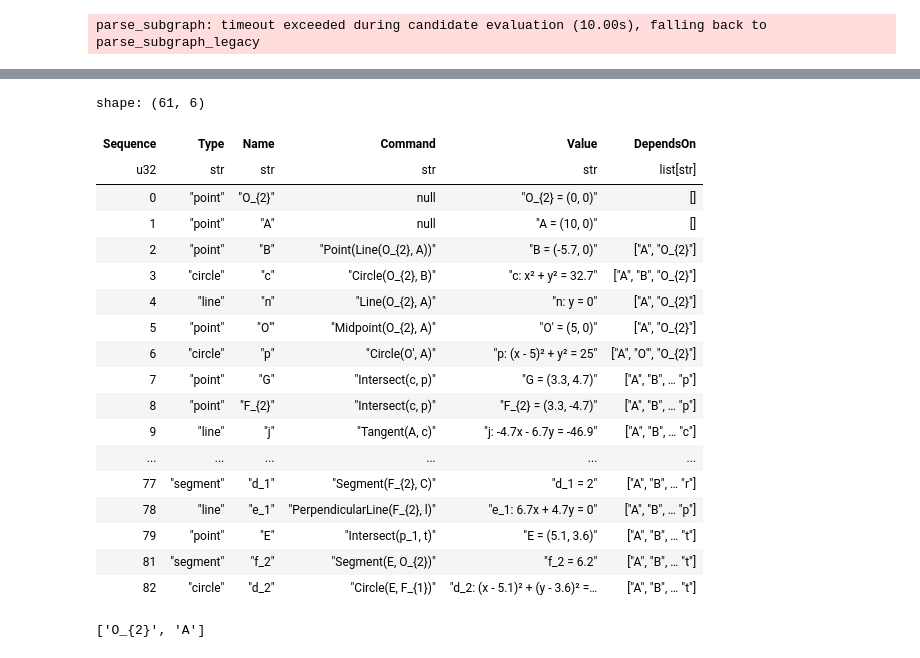
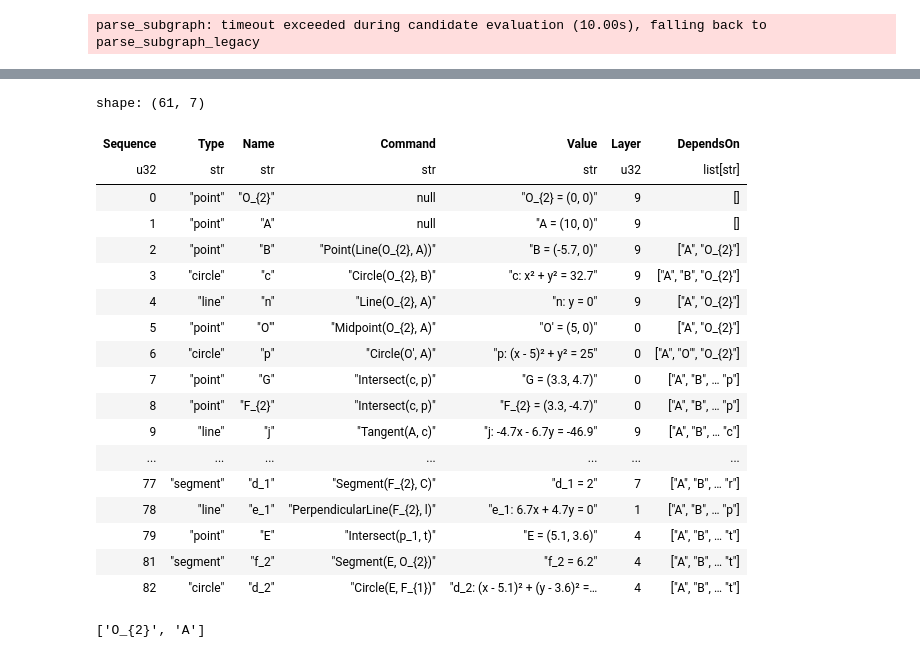
Before and after one commit to moyhig-ecs/ggblab, a Jupyter notebook: examples/example.ipynb, the cells around one changed output, grey strips where cells are left out. Drawn from its saved outputs; the diff is of its cells as text; code cells hidden in the pictures.

```diff
--- a/examples/example.ipynb
+++ b/examples/example.ipynb
@@ -346,27 +346,27 @@ nx.write_network_text(g2)
 ╙── O_{2}
     └─╼  ...
 # %%
-p.df.filter(~pl.col("Auxiliary"))["Sequence", "Type", "Name", "Command", "Value", "DependsOn"]
+p.df.filter(~pl.col("Auxiliary"))["Sequence", "Type", "Name", "Command", "Value", "Layer", "DependsOn"]
 # %% [output]
-shape: (61, 6)
+shape: (61, 7)
-| Sequence | Type | Name | Command | Value | DependsOn |
-| u32 | str | str | str | str | list[str] |
-| 0 | "point" | "O_{2}" | null | "O_{2} = (0, 0)" | [] |
-| 1 | "point" | "A" | null | "A = (10, 0)" | [] |
-| 2 | "point" | "B" | "Point(Line(O_{2}, A))" | "B = (-5.7, 0)" | ["A", "O_{2}"] |
-| 3 | "circle" | "c" | "Circle(O_{2}, B)" | "c: x² + y² = 32.7" | ["A", "B", "O_{2}"] |
-| 4 | "line" | "n" | "Line(O_{2}, A)" | "n: y = 0" | ["A", "O_{2}"] |
-| 5 | "point" | "O'" | "Midpoint(O_{2}, A)" | "O' = (5, 0)" | ["A", "O_{2}"] |
-| 6 | "circle" | "p" | "Circle(O', A)" | "p: (x - 5)² + y² = 25" | ["A", "O'", "O_{2}"] |
-| 7 | "point" | "G" | "Intersect(c, p)" | "G = (3.3, 4.7)" | ["A", "B", … "p"] |
-| 8 | "point" | "F_{2}" | "Intersect(c, p)" | "F_{2} = (3.3, -4.7)" | ["A", "B", … "p"] |
-| 9 | "line" | "j" | "Tangent(A, c)" | "j: -4.7x - 6.7y = -46.9" | ["A", "B", … "c"] |
-| ... | ... | ... | ... | ... | ... |
-| 77 | "segment" | "d_1" | "Segment(F_{2}, C)" | "d_1 = 2" | ["A", "B", … "r"] |
-| 78 | "line" | "e_1" | "PerpendicularLine(F_{2}, l)" | "e_1: 6.7x + 4.7y = 0" | ["A", "B", … "p"] |
-| 79 | "point" | "E" | "Intersect(p_1, t)" | "E = (5.1, 3.6)" | ["A", "B", … "t"] |
-| 81 | "segment" | "f_2" | "Segment(E, O_{2})" | "f_2 = 6.2" | ["A", "B", … "t"] |
-| 82 | "circle" | "d_2" | "Circle(E, F_{1})" | "d_2: (x - 5.1)² + (y - 3.6)² =… | ["A", "B", … "t"] |
+| Sequence | Type | Name | Command | Value | Layer | DependsOn |
+| u32 | str | str | str | str | u32 | list[str] |
+| 0 | "point" | "O_{2}" | null | "O_{2} = (0, 0)" | 9 | [] |
+| 1 | "point" | "A" | null | "A = (10, 0)" | 9 | [] |
+| 2 | "point" | "B" | "Point(Line(O_{2}, A))" | "B = (-5.7, 0)" | 9 | ["A", "O_{2}"] |
+| 3 | "circle" | "c" | "Circle(O_{2}, B)" | "c: x² + y² = 32.7" | 9 | ["A", "B", "O_{2}"] |
+| 4 | "line" | "n" | "Line(O_{2}, A)" | "n: y = 0" | 9 | ["A", "O_{2}"] |
+| 5 | "point" | "O'" | "Midpoint(O_{2}, A)" | "O' = (5, 0)" | 0 | ["A", "O_{2}"] |
+| 6 | "circle" | "p" | "Circle(O', A)" | "p: (x - 5)² + y² = 25" | 0 | ["A", "O'", "O_{2}"] |
+| 7 | "point" | "G" | "Intersect(c, p)" | "G = (3.3, 4.7)" | 0 | ["A", "B", … "p"] |
+| 8 | "point" | "F_{2}" | "Intersect(c, p)" | "F_{2} = (3.3, -4.7)" | 0 | ["A", "B", … "p"] |
+| 9 | "line" | "j" | "Tangent(A, c)" | "j: -4.7x - 6.7y = -46.9" | 9 | ["A", "B", … "c"] |
+| ... | ... | ... | ... | ... | ... | ... |
+| 77 | "segment" | "d_1" | "Segment(F_{2}, C)" | "d_1 = 2" | 7 | ["A", "B", … "r"] |
+| 78 | "line" | "e_1" | "PerpendicularLine(F_{2}, l)" | "e_1: 6.7x + 4.7y = 0" | 1 | ["A", "B", … "p"] |
+| 79 | "point" | "E" | "Intersect(p_1, t)" | "E = (5.1, 3.6)" | 4 | ["A", "B", … "t"] |
+| 81 | "segment" | "f_2" | "Segment(E, O_{2})" | "f_2 = 6.2" | 4 | ["A", "B", … "t"] |
+| 82 | "circle" | "d_2" | "Circle(E, F_{1})" | "d_2: (x - 5.1)² + (y - 3.6)² =… | 4 | ["A", "B", … "t"] |
 # %%
 # find root
 [node for node, degree in p.G.in_degree() if degree == 0]
```
Also changed, not shown: parts of 14 cells of this notebook, 1 other file.
